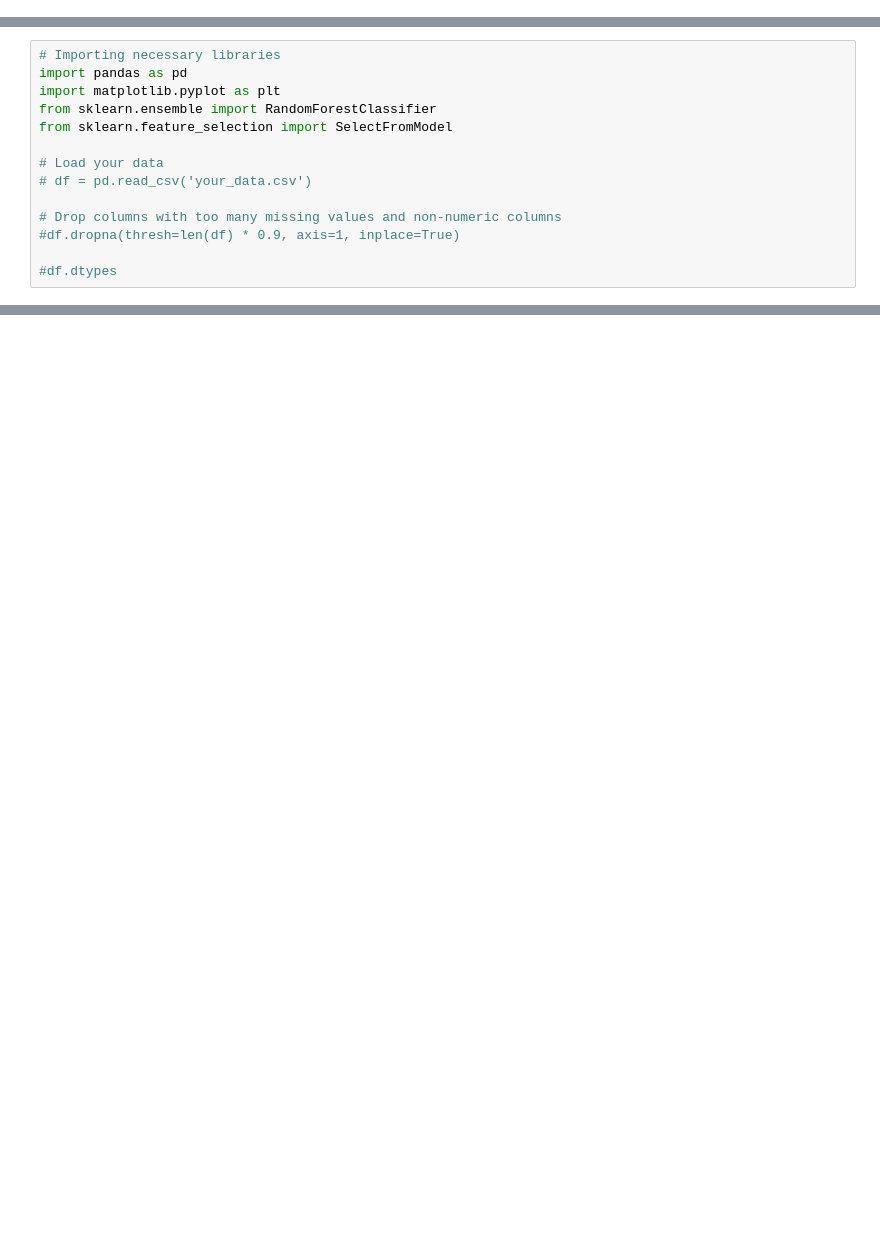
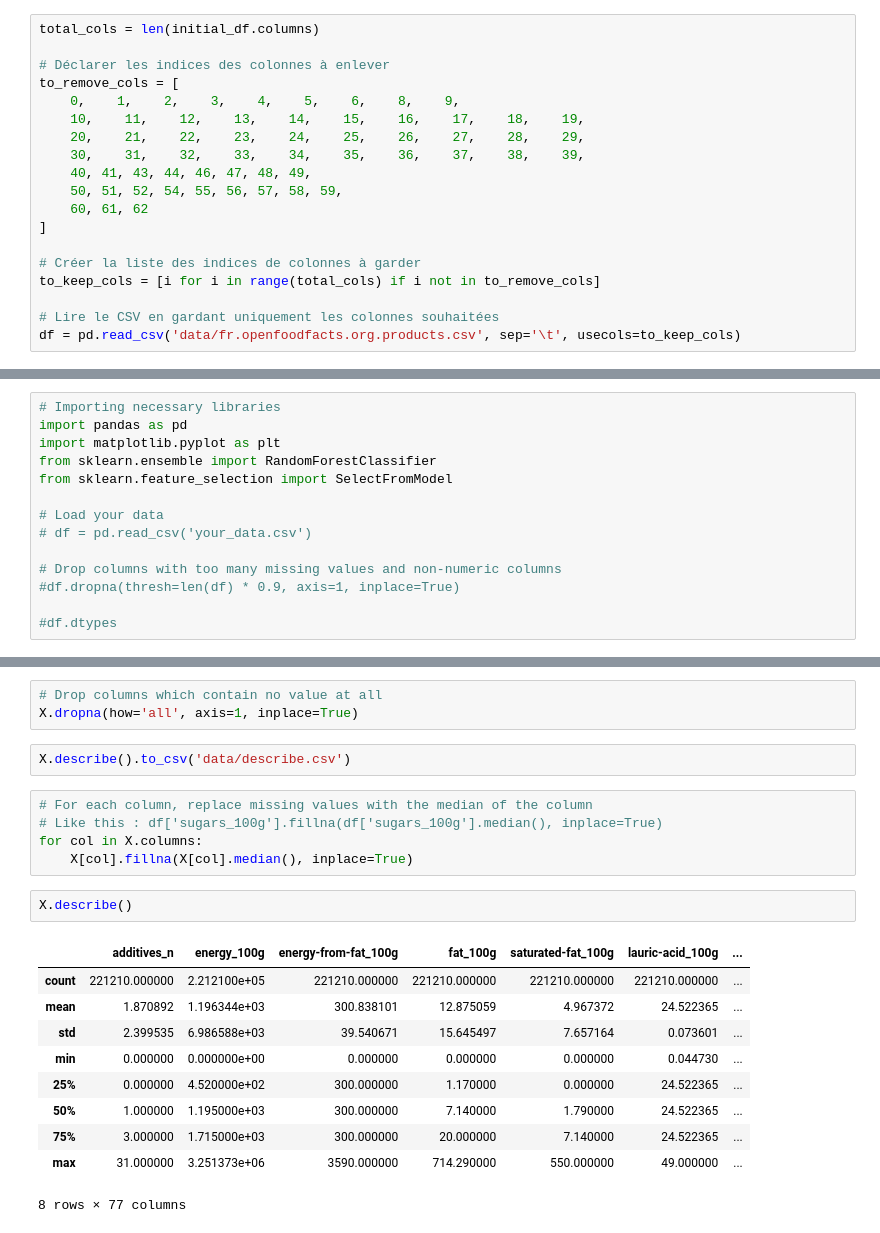
Before and after one commit to CharbonneauJean/OC-Projet2, a Jupyter notebook: oc-p2_analyse.ipynb, the cells around one changed output, grey strips where cells are left out. Drawn from its saved outputs; the diff is of its cells as text; blank space fills up the shorter version.

```diff
--- a/oc-p2_analyse.ipynb
+++ b/oc-p2_analyse.ipynb
@@ -15,3 +11,22 @@ df = pd.read_csv('data/fr.openfoodfacts.org.products.csv', sep='\t')
+# %%
+total_cols = len(initial_df.columns)
+
+# Déclarer les indices des colonnes à enlever
+to_remove_cols = [
+    0,    1,    2,    3,    4,    5,    6,    8,    9,
+    10,    11,    12,    13,    14,    15,    16,    17,    18,    19,
+    20,    21,    22,    23,    24,    25,    26,    27,    28,    29,
+    30,    31,    32,    33,    34,    35,    36,    37,    38,    39,
+    40, 41, 43, 44, 46, 47, 48, 49,
+    50, 51, 52, 54, 55, 56, 57, 58, 59,
+    60, 61, 62
+]
+
+# Créer la liste des indices de colonnes à garder
+to_keep_cols = [i for i in range(total_cols) if i not in to_remove_cols]
+
+# Lire le CSV en gardant uniquement les colonnes souhaitées
+df = pd.read_csv('data/fr.openfoodfacts.org.products.csv', sep='\t', usecols=to_keep_cols)
 # %%
 df.info()
 # %% [output]
@@ -57,0 +74,23 @@ from sklearn.feature_selection import SelectFromModel
+# %%
+# Drop columns which contain no value at all
+X.dropna(how='all', axis=1, inplace=True)
+# %%
+X.describe().to_csv('data/describe.csv')
+# %%
+# For each column, replace missing values with the median of the column
+# Like this : df['sugars_100g'].fillna(df['sugars_100g'].median(), inplace=True)
+for col in X.columns:
+    X[col].fillna(X[col].median(), inplace=True)
+# %%
+X.describe()
+# %% [output]
+|  | additives_n | energy_100g | energy-from-fat_100g | fat_100g | saturated-fat_100g | lauric-acid_100g | ... |
+| count | 221210.000000 | 2.212100e+05 | 221210.000000 | 221210.000000 | 221210.000000 | 221210.000000 | ... |
+| mean | 1.870892 | 1.196344e+03 | 300.838101 | 12.875059 | 4.967372 | 24.522365 | ... |
+| std | 2.399535 | 6.986588e+03 | 39.540671 | 15.645497 | 7.657164 | 0.073601 | ... |
+| min | 0.000000 | 0.000000e+00 | 0.000000 | 0.000000 | 0.000000 | 0.044730 | ... |
+| 25% | 0.000000 | 4.520000e+02 | 300.000000 | 1.170000 | 0.000000 | 24.522365 | ... |
+| 50% | 1.000000 | 1.195000e+03 | 300.000000 | 7.140000 | 1.790000 | 24.522365 | ... |
+| 75% | 3.000000 | 1.715000e+03 | 300.000000 | 20.000000 | 7.140000 | 24.522365 | ... |
+| max | 31.000000 | 3.251373e+06 | 3590.000000 | 714.290000 | 550.000000 | 49.000000 | ... |
+8 rows × 77 columns
```
Also changed, not shown: parts of 16 cells of this notebook.
